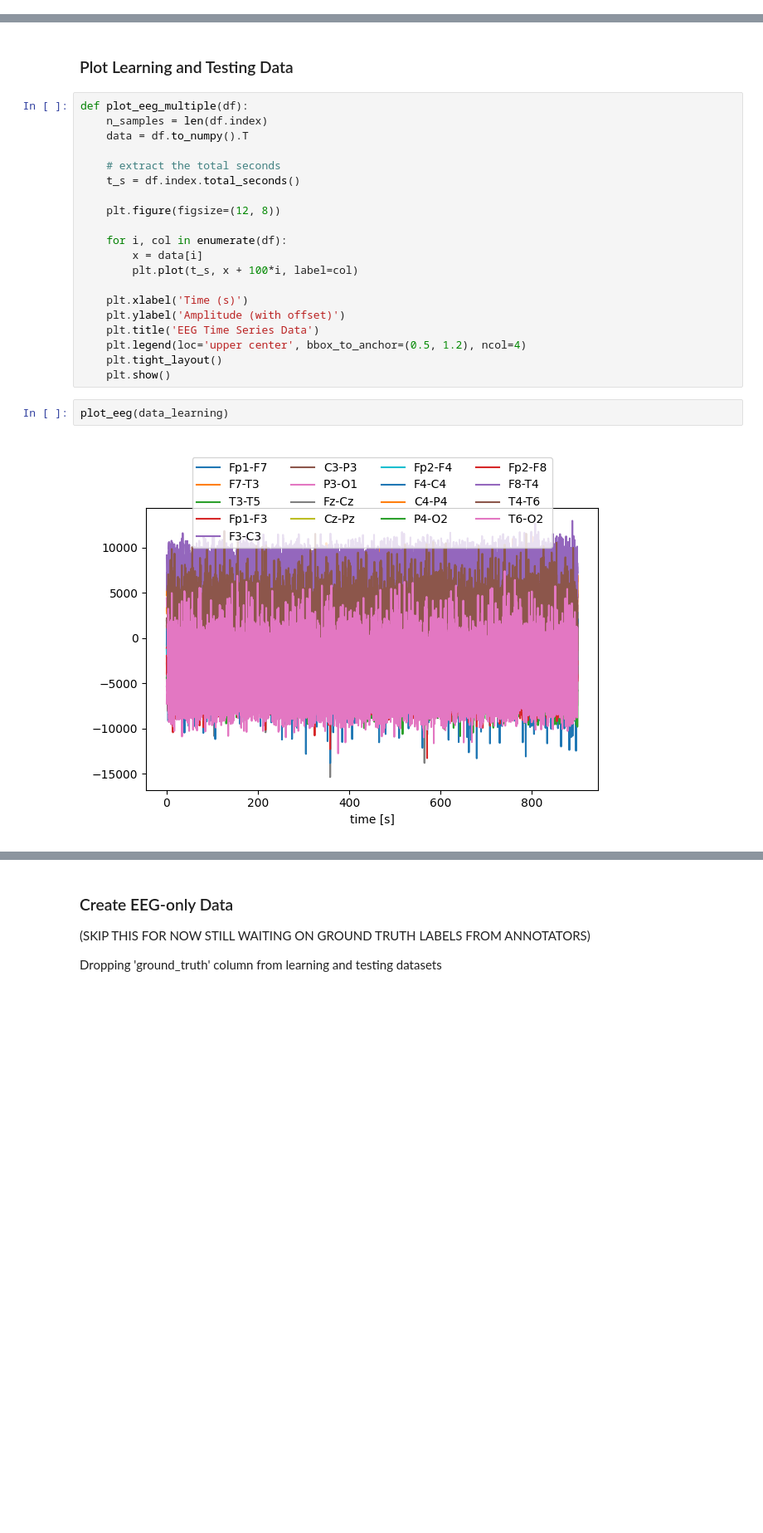
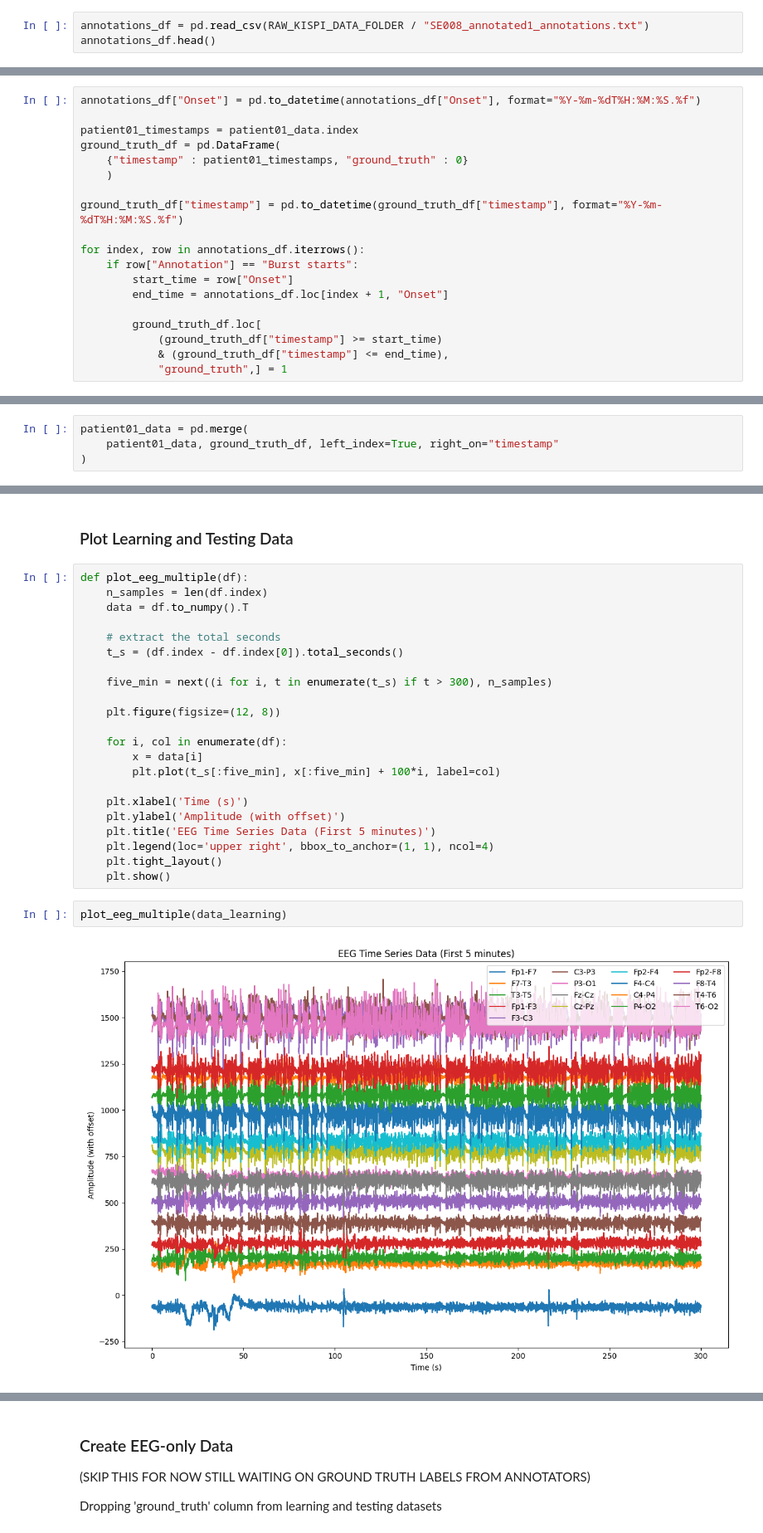
Before and after one commit to carzaga1/UnsuperDL-EEG-BSUPP, a Jupyter notebook: notebooks/01_clustering_algo_one_kispi.ipynb, the cells around one changed output, grey strips where cells are left out. Shown at 83% size. Cells and saved outputs as stored; diff of their text form; blank space fills up the shorter version.

Commit message:
wip: ground truth merge with og-df

```diff
--- a/notebooks/01_clustering_algo_one_kispi.ipynb
+++ b/notebooks/01_clustering_algo_one_kispi.ipynb
@@ -84,0 +92,3 @@ patient01_data.head()
+# %%
+annotations_df = pd.read_csv(RAW_KISPI_DATA_FOLDER / "SE008_annotated1_annotations.txt")
+annotations_df.head()
@@ -84,0 +104,19 @@ patient01_data.head()
+# %%
+annotations_df["Onset"] = pd.to_datetime(annotations_df["Onset"], format="%Y-%m-%dT%H:%M:%S.%f")
+
+patient01_timestamps = patient01_data.index
+ground_truth_df = pd.DataFrame(
+    {"timestamp" : patient01_timestamps, "ground_truth" : 0}
+    )
+
+ground_truth_df["timestamp"] = pd.to_datetime(ground_truth_df["timestamp"], format="%Y-%m-%dT%H:%M:%S.%f")
+
+for index, row in annotations_df.iterrows():
+    if row["Annotation"] == "Burst starts":
+        start_time = row["Onset"]
+        end_time = annotations_df.loc[index + 1, "Onset"]
+
+        ground_truth_df.loc[
+            (ground_truth_df["timestamp"] >= start_time)
+            & (ground_truth_df["timestamp"] <= end_time),
+            "ground_truth",] = 1
@@ -84,0 +141,4 @@ patient01_data.head()
+# %%
+patient01_data = pd.merge(
+    patient01_data, ground_truth_df, left_index=True, right_on="timestamp"
+)
@@ -249,21 +333,23 @@ def plot_eeg_multiple(df):
     data = df.to_numpy().T
 
     # extract the total seconds
-    t_s = df.index.total_seconds()
+    t_s = (df.index - df.index[0]).total_seconds()
+
+    five_min = next((i for i, t in enumerate(t_s) if t > 300), n_samples)
 
     plt.figure(figsize=(12, 8))
 
     for i, col in enumerate(df):
         x = data[i]
-        plt.plot(t_s, x + 100*i, label=col)
+        plt.plot(t_s[:five_min], x[:five_min] + 100*i, label=col)
 
     plt.xlabel('Time (s)')
     plt.ylabel('Amplitude (with offset)')
-    plt.title('EEG Time Series Data')
-    plt.legend(loc='upper center', bbox_to_anchor=(0.5, 1.2), ncol=4)
+    plt.title('EEG Time Series Data (First 5 minutes)')
+    plt.legend(loc='upper right', bbox_to_anchor=(1, 1), ncol=4)
     plt.tight_layout()
     plt.show()
 # %%
-plot_eeg(data_learning)
+plot_eeg_multiple(data_learning)
 # %% [output]
-[figure, old version]
+[figure, new version]
```
Also changed, not shown: parts of 17 cells of this notebook.
